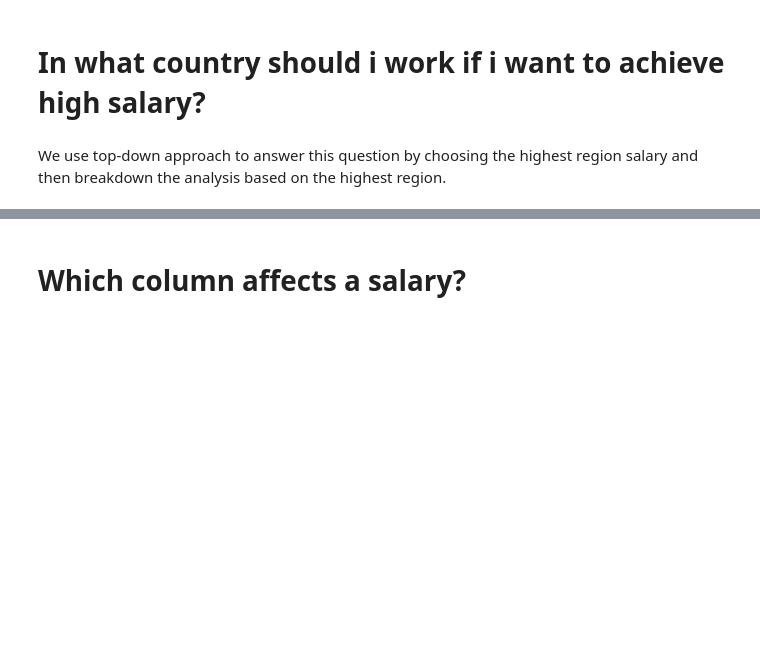
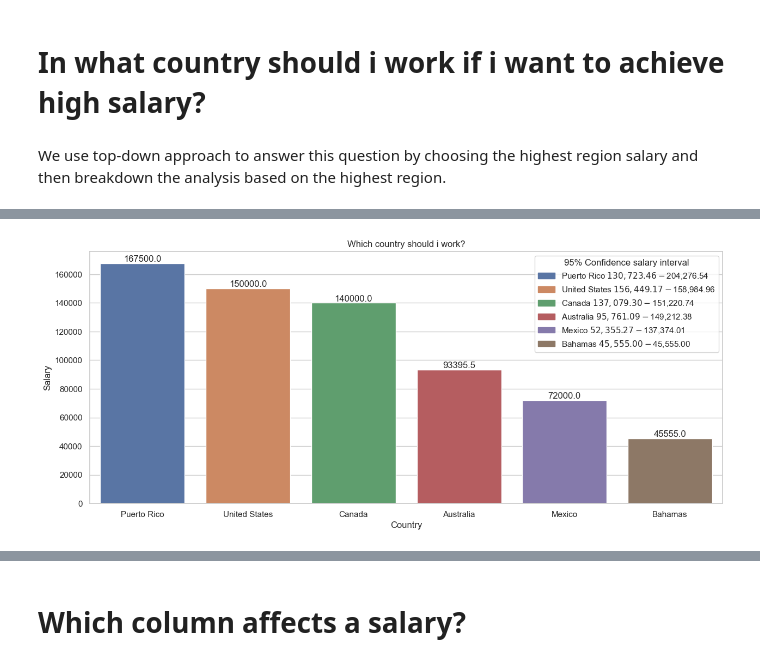
Before and after one commit to DickyAdi/DS2024_analysis, a Jupyter notebook: analysis.ipynb, the cells around one changed output, grey strips where cells are left out. Saved outputs shown, nothing was run; the diff lists cells and outputs as text; code cells hidden in the pictures; blank space fills up the shorter version.

```diff
--- a/analysis.ipynb
+++ b/analysis.ipynb
@@ -259,0 +209,10 @@ Above is the top 5 countries that has the highest salary for data roles, however
+# %%
+def confidenceIntervalGroup(group):
+    if len(group) == 1:
+        return (locale.currency(group.iloc[0], grouping=True),locale.currency(group.iloc[0], grouping=True))
+    x, y = stats.norm.interval(.95, loc=np.mean(group), scale=stats.sem(group))
+    return (locale.currency(round(x, 2), grouping=True), locale.currency(round(y, 2), grouping=True))
+# %%
+countryInsight = dfRegion.loc[dfRegion['region'].isin(['North America', 'Oceania'])].groupby(['company_location', 'region'])[['salary_in_usd']].median().rename(columns={'salary_in_usd' : 'median_salary_in_usd'}).sort_values(by='median_salary_in_usd', ascending=False).reset_index()
+countryCI = dfRegion.loc[dfRegion['region'].isin(['North America', 'Oceania'])].groupby('company_location')['salary_in_usd'].apply(confidenceIntervalGroup).reset_index()
+countryInsight = countryInsight.merge(countryCI, on='company_location').rename(columns={'salary_in_usd' : 'confidence_salary-range'})
@@ -259,0 +229,20 @@ Above is the top 5 countries that has the highest salary for data roles, however
+# %%
+legendPatch = []
+
+plt.figure(figsize=(15,6))
+ax = sns.barplot(data=countryInsight, x='company_location', y='median_salary_in_usd')
+for i, (_, _, val, _) in enumerate(countryInsight.values):
+    plt.text(i, i+val, str(val), ha='center', va='bottom')
+
+bars = ax.containers[0]
+barColors = [bar.get_facecolor() for bar in bars]
+for (country, val), color in zip(countryInsight[['company_location', 'confidence_salary-range']].values, barColors):
+    legendPatch.append(mpatches.Patch(color=color,label=f'{country} {val[0]}-{val[1]}'))
+
+plt.title('Which country should i work?')
+plt.xlabel('Country')
+plt.ylabel('Salary')
+plt.legend(handles=legendPatch, title='95% Confidence salary interval')
+plt.show()
+# %% [output]
+[figure, added]
```
Also changed, not shown: parts of 20 cells of this notebook.
